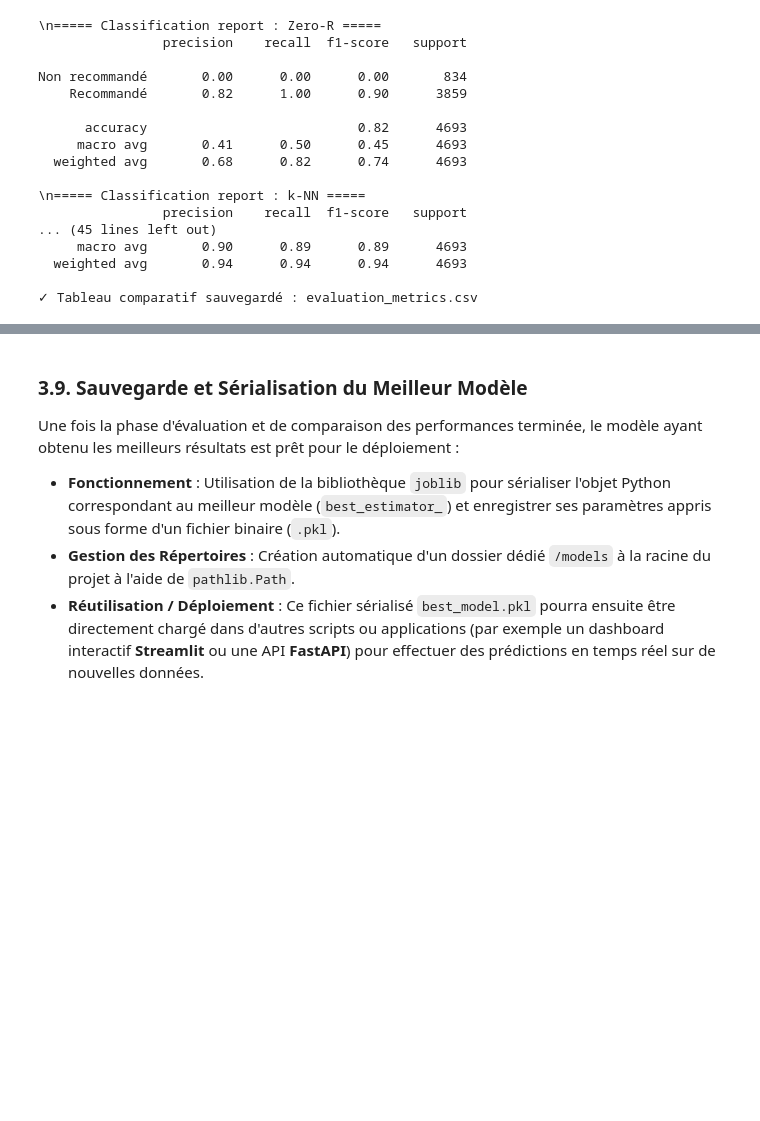
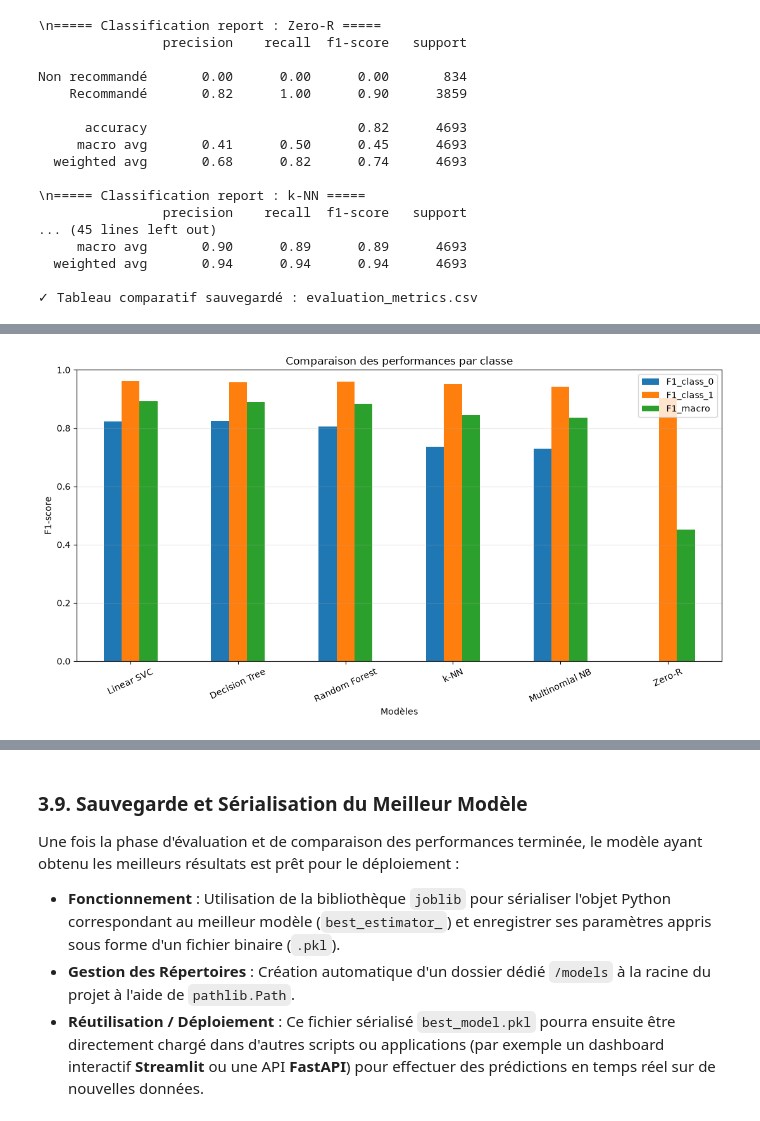
Before and after one commit to RSD018/Prediction-des-recommandations--dachats--de-vetements--pour--femmes, a Jupyter notebook: notebooks/03_classification_models.ipynb, the cells around one changed output, grey strips where cells are left out. Cells and saved outputs as stored; diff of their text form; code cells hidden in the pictures; blank space fills up the shorter version.

Commit message:
feat(rsd18): add critical model performance and error analysis

```diff
--- a/notebooks/03_classification_models.ipynb
+++ b/notebooks/03_classification_models.ipynb
@@ -572,0 +632,26 @@ Non recommandé       0.00      0.00      0.00       834
+# %%
+# Analyse des matrices de confusion
+
+from sklearn.metrics import confusion_matrix
+
+error_results = []
+
+for model_name, (model, y_pred) in evaluated_models.items():
+
+    tn, fp, fn, tp = confusion_matrix(
+        y_test,
+        y_pred,
+        labels=[0, 1]
+    ).ravel()
+
+    error_results.append({
+        "Model": model_name,
+        "TN": tn,
+        "FP": fp,
+        "FN": fn,
+        "TP": tp
+    })
+
+error_df = pd.DataFrame(error_results)
+
+display(error_df)
@@ -572,0 +734,20 @@ Non recommandé       0.00      0.00      0.00       834
+# %%
+# Comparaison des F1-scores par classe
+
+balanced_df.set_index("Model")[
+    ["F1_class_0", "F1_class_1", "F1_macro"]
+].plot(
+    kind="bar",
+    figsize=(11, 6)
+)
+
+plt.title("Comparaison des performances par classe")
+plt.ylabel("F1-score")
+plt.xlabel("Modèles")
+plt.ylim(0, 1)
+plt.xticks(rotation=25)
+plt.grid(axis="y", alpha=0.3)
+plt.tight_layout()
+plt.show()
+# %% [output]
+[figure, added]
```
Also changed, not shown: parts of 18 cells of this notebook.
